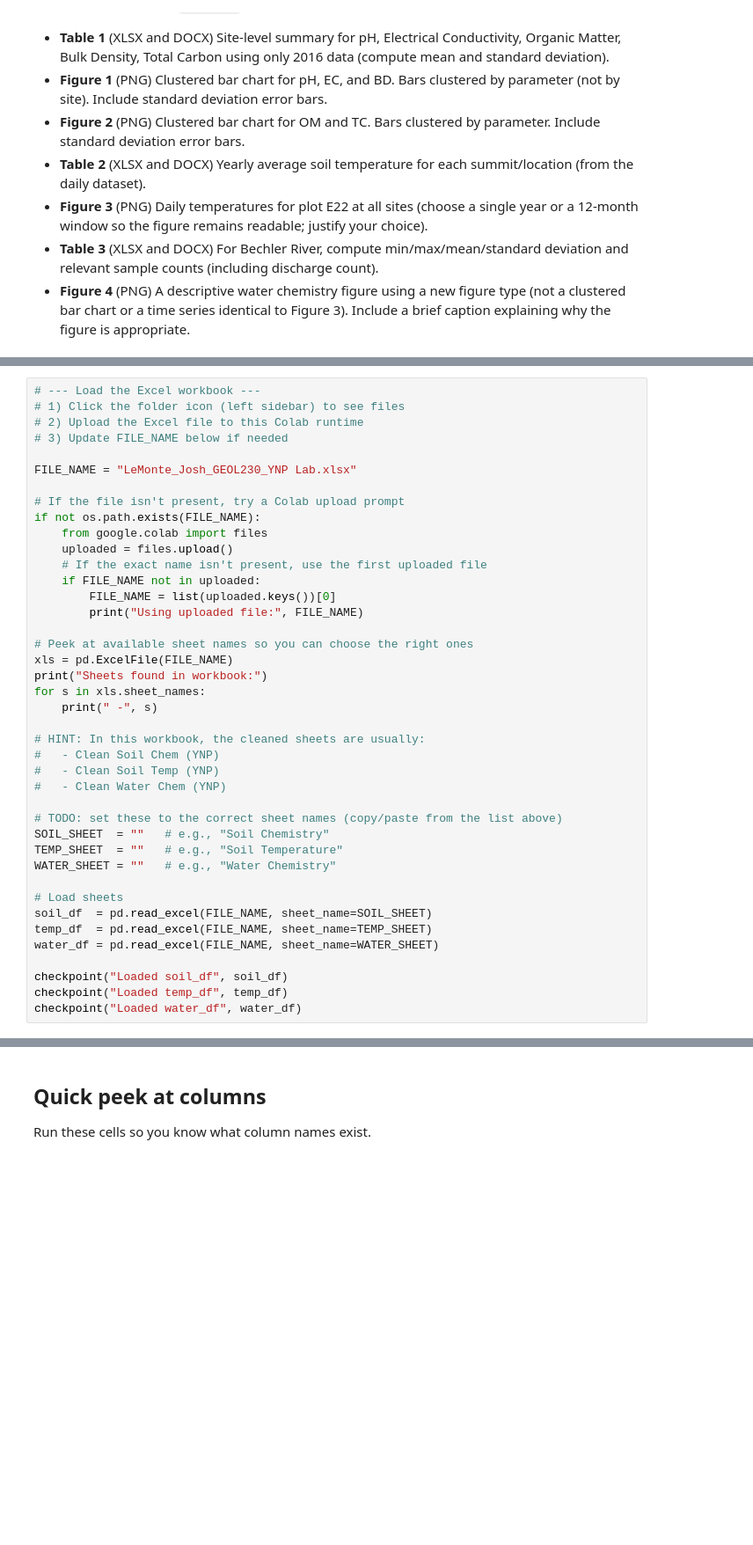
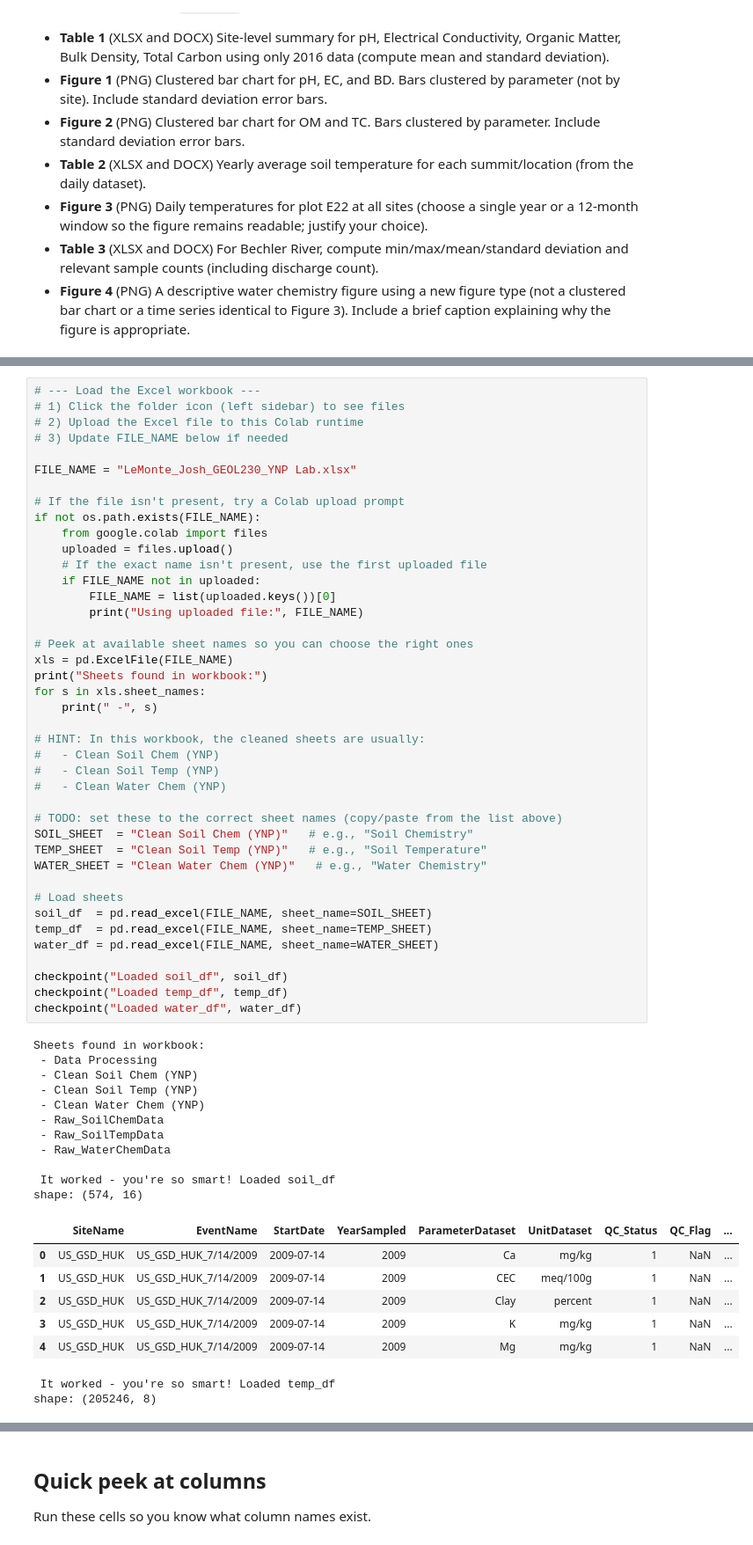
Before and after one commit to joshlemonte/EarthDataViz, a Jupyter notebook: YNP_CaseStudy_StudentStarter_v2.ipynb, the cells around one changed output, grey strips where cells are left out. Shown at 88% size. Cells and saved outputs as stored; diff of their text form; blank space fills up the shorter version.

```diff
--- a/YNP_CaseStudy_StudentStarter_v2.ipynb
+++ b/YNP_CaseStudy_StudentStarter_v2.ipynb
@@ -64,33 +69,53 @@ FILE_NAME = "LeMonte_Josh_GEOL230_YNP Lab.xlsx"
 # If the file isn't present, try a Colab upload prompt
 if not os.path.exists(FILE_NAME):
     from google.colab import files
     uploaded = files.upload()
     # If the exact name isn't present, use the first uploaded file
     if FILE_NAME not in uploaded:
         FILE_NAME = list(uploaded.keys())[0]
         print("Using uploaded file:", FILE_NAME)
 
 # Peek at available sheet names so you can choose the right ones
 xls = pd.ExcelFile(FILE_NAME)
 print("Sheets found in workbook:")
 for s in xls.sheet_names:
     print(" -", s)
 
 # HINT: In this workbook, the cleaned sheets are usually:
 #   - Clean Soil Chem (YNP)
 #   - Clean Soil Temp (YNP)
 #   - Clean Water Chem (YNP)
 
 # TODO: set these to the correct sheet names (copy/paste from the list above)
-SOIL_SHEET  = ""   # e.g., "Soil Chemistry"
-TEMP_SHEET  = ""   # e.g., "Soil Temperature"
-WATER_SHEET = ""   # e.g., "Water Chemistry"
+SOIL_SHEET  = "Clean Soil Chem (YNP)"   # e.g., "Soil Chemistry"
+TEMP_SHEET  = "Clean Soil Temp (YNP)"   # e.g., "Soil Temperature"
+WATER_SHEET = "Clean Water Chem (YNP)"   # e.g., "Water Chemistry"
 
 # Load sheets
 soil_df  = pd.read_excel(FILE_NAME, sheet_name=SOIL_SHEET)
 temp_df  = pd.read_excel(FILE_NAME, sheet_name=TEMP_SHEET)
 water_df = pd.read_excel(FILE_NAME, sheet_name=WATER_SHEET)
 
 checkpoint("Loaded soil_df", soil_df)
 checkpoint("Loaded temp_df", temp_df)
 checkpoint("Loaded water_df", water_df)
+# %% [output]
+Sheets found in workbook:
+ - Data Processing
+ - Clean Soil Chem (YNP)
+ - Clean Soil Temp (YNP)
+ - Clean Water Chem (YNP)
+ - Raw_SoilChemData
+ - Raw_SoilTempData
+ - Raw_WaterChemData
+
+ It worked - you're so smart! Loaded soil_df
+shape: (574, 16)
+|  | SiteName | EventName | StartDate | YearSampled | ParameterDataset | UnitDataset | QC_Status | QC_Flag | ... |
+| 0 | US_GSD_HUK | US_GSD_HUK_7/14/2009 | 2009-07-14 | 2009 | Ca | mg/kg | 1 | NaN | ... |
+| 1 | US_GSD_HUK | US_GSD_HUK_7/14/2009 | 2009-07-14 | 2009 | CEC | meq/100g | 1 | NaN | ... |
+| 2 | US_GSD_HUK | US_GSD_HUK_7/14/2009 | 2009-07-14 | 2009 | Clay | percent | 1 | NaN | ... |
+| 3 | US_GSD_HUK | US_GSD_HUK_7/14/2009 | 2009-07-14 | 2009 | K | mg/kg | 1 | NaN | ... |
+| 4 | US_GSD_HUK | US_GSD_HUK_7/14/2009 | 2009-07-14 | 2009 | Mg | mg/kg | 1 | NaN | ... |
+ It worked - you're so smart! Loaded temp_df
+shape: (205246, 8)
```
Also changed, not shown: parts of 8 cells of this notebook.
